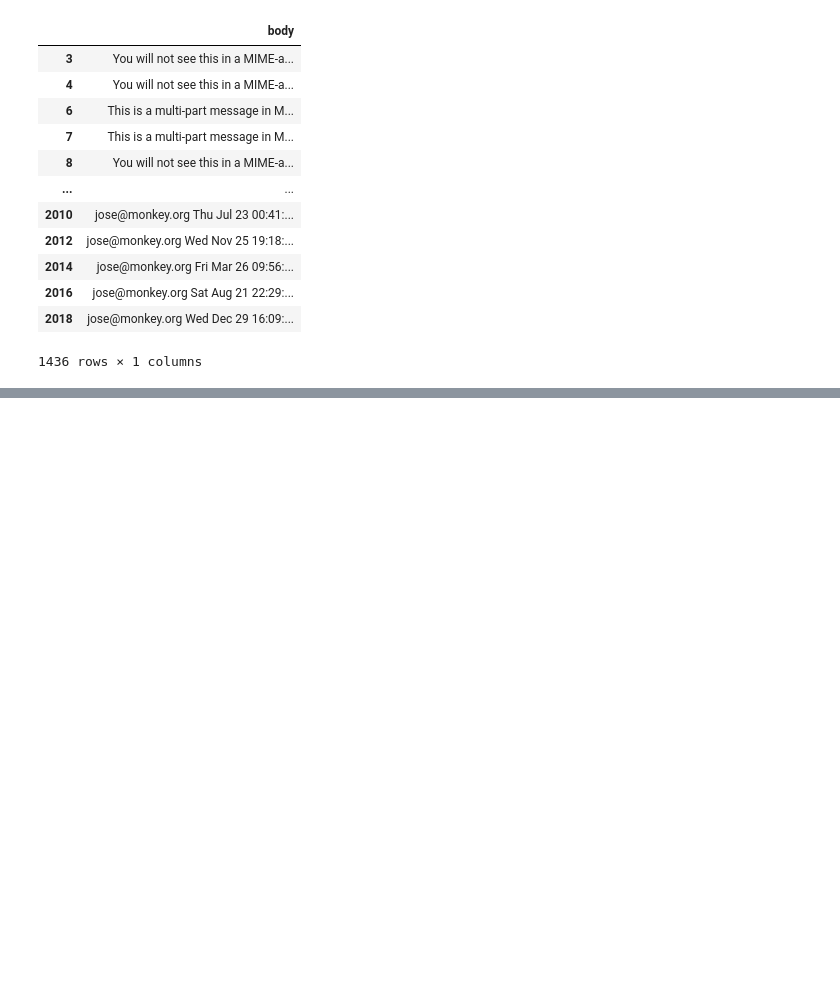
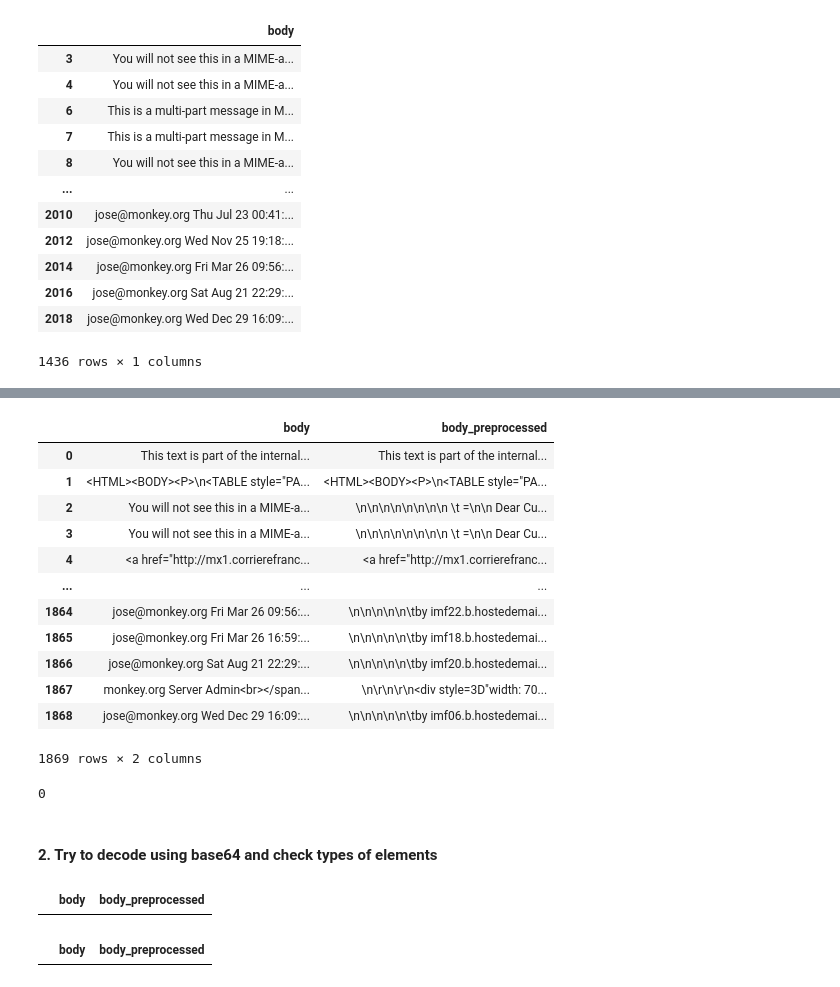
Before and after one commit to zxcvwrs/phishing-detection-DL-NLP, a Jupyter notebook: gcn_model.ipynb, the cells around one changed output, grey strips where cells are left out. Drawn from its saved outputs; the diff is of its cells as text; code cells hidden in the pictures; blank space fills up the shorter version.

```diff
--- a/gcn_model.ipynb
+++ b/gcn_model.ipynb
@@ -322,0 +388,22 @@ test.split('Content-Description', 2)[-1]
+# %%
+df_jose_unprocessed
+# %% [output]
+|  | body | body_preprocessed |
+| 0 | This text is part of the internal... | This text is part of the internal... |
+| 1 | <HTML><BODY><P>\n<TABLE style="PA... | <HTML><BODY><P>\n<TABLE style="PA... |
+| 2 | You will not see this in a MIME-a... | \n\n\n\n\n\n\n\n \t =\n\n Dear Cu... |
+| 3 | You will not see this in a MIME-a... | \n\n\n\n\n\n\n\n \t =\n\n Dear Cu... |
+| 4 | <a href="http://mx1.corrierefranc... | <a href="http://mx1.corrierefranc... |
+| ... | ... | ... |
+| 1864 | jose@monkey.org Fri Mar 26 09:56:... | \n\n\n\n\n\tby imf22.b.hostedemai... |
+| 1865 | jose@monkey.org Fri Mar 26 16:59:... | \n\n\n\n\n\tby imf18.b.hostedemai... |
+| 1866 | jose@monkey.org Sat Aug 21 22:29:... | \n\n\n\n\n\tby imf20.b.hostedemai... |
+| 1867 | monkey.org Server Admin<br></span... | \n\r\n\r\n<div style=3D"width: 70... |
+| 1868 | jose@monkey.org Wed Dec 29 16:09:... | \n\n\n\n\n\tby imf06.b.hostedemai... |
+1869 rows × 2 columns
+# %%
+df_jose_unprocessed['body_preprocessed'].isna().sum()
+# %% [output]
+0
+# %% [markdown]
+#### 2. Try to decode using base64 and check types of elements
@@ -322,0 +416,8 @@ test.split('Content-Description', 2)[-1]
+# %%
+df_jose_unprocessed[df_jose_unprocessed['body_preprocessed'].apply(_check_element)]
+# %% [output]
+|  | body | body_preprocessed |
+# %%
+df_jose_unprocessed[df_jose_unprocessed['body_preprocessed'] == '']
+# %% [output]
+|  | body | body_preprocessed |
```
Also changed, not shown: parts of 55 cells of this notebook, 1 other file.
